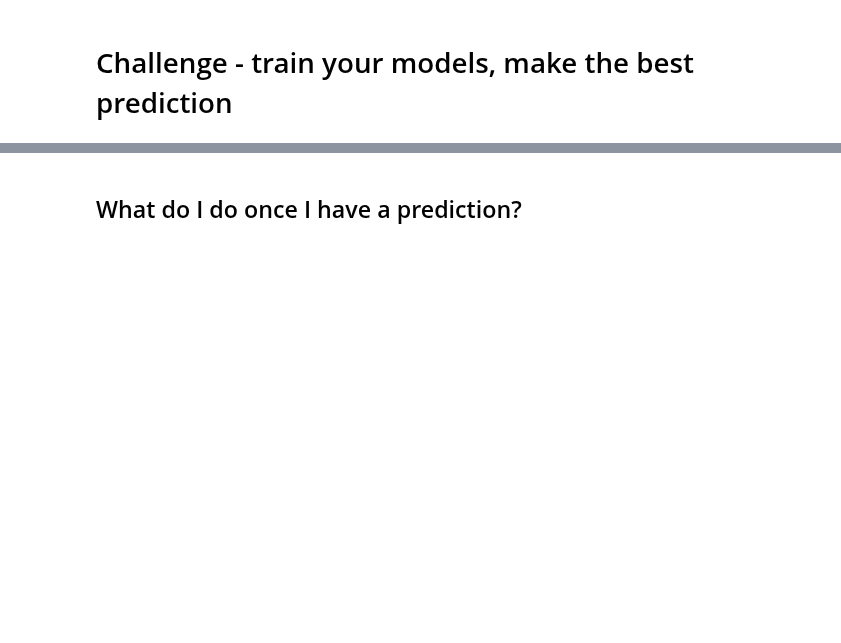
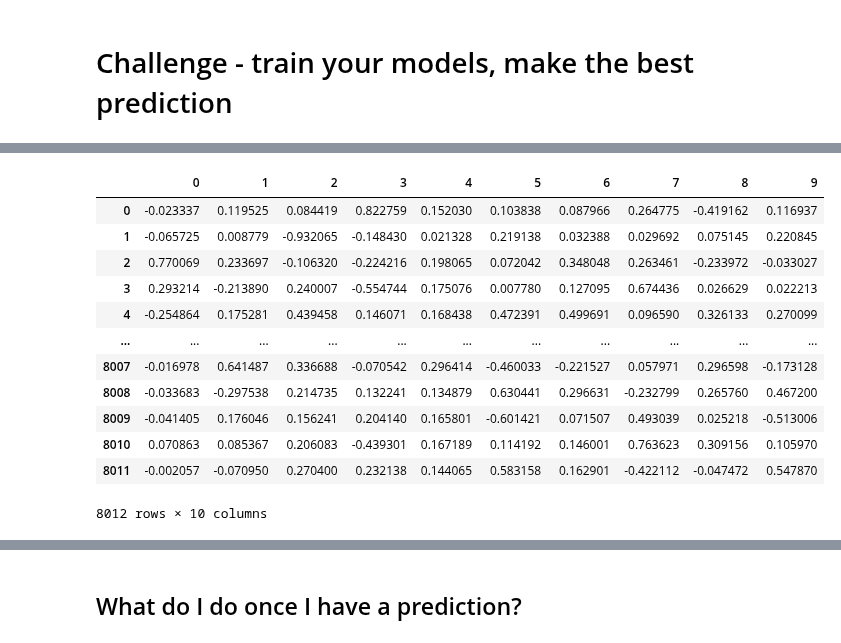
Before and after one commit to Clapiniella/lab-avila-bible, a Jupyter notebook: your-code/main.ipynb, the cells around one changed output, grey strips where cells are left out. Drawn from its saved outputs; the diff is of its cells as text; code cells hidden in the pictures; blank space fills up the shorter version.

```diff
--- a/your-code/main.ipynb
+++ b/your-code/main.ipynb
@@ -86,0 +141,18 @@ sample_submission.head()
+# %%
+Xpr = tr.fit_transform(test_dataset)
+test_dataset2 = pd.DataFrame(Xpr,columns=test_dataset.columns)
+test_dataset2
+# %% [output]
+|  | 0 | 1 | 2 | 3 | 4 | 5 | 6 | 7 | 8 | 9 |
+| 0 | -0.023337 | 0.119525 | 0.084419 | 0.822759 | 0.152030 | 0.103838 | 0.087966 | 0.264775 | -0.419162 | 0.116937 |
+| 1 | -0.065725 | 0.008779 | -0.932065 | -0.148430 | 0.021328 | 0.219138 | 0.032388 | 0.029692 | 0.075145 | 0.220845 |
+| 2 | 0.770069 | 0.233697 | -0.106320 | -0.224216 | 0.198065 | 0.072042 | 0.348048 | 0.263461 | -0.233972 | -0.033027 |
+| 3 | 0.293214 | -0.213890 | 0.240007 | -0.554744 | 0.175076 | 0.007780 | 0.127095 | 0.674436 | 0.026629 | 0.022213 |
+| 4 | -0.254864 | 0.175281 | 0.439458 | 0.146071 | 0.168438 | 0.472391 | 0.499691 | 0.096590 | 0.326133 | 0.270099 |
+| ... | ... | ... | ... | ... | ... | ... | ... | ... | ... | ... |
+| 8007 | -0.016978 | 0.641487 | 0.336688 | -0.070542 | 0.296414 | -0.460033 | -0.221527 | 0.057971 | 0.296598 | -0.173128 |
+| 8008 | -0.033683 | -0.297538 | 0.214735 | 0.132241 | 0.134879 | 0.630441 | 0.296631 | -0.232799 | 0.265760 | 0.467200 |
+| 8009 | -0.041405 | 0.176046 | 0.156241 | 0.204140 | 0.165801 | -0.601421 | 0.071507 | 0.493039 | 0.025218 | -0.513006 |
+| 8010 | 0.070863 | 0.085367 | 0.206083 | -0.439301 | 0.167189 | 0.114192 | 0.146001 | 0.763623 | 0.309156 | 0.105970 |
+| 8011 | -0.002057 | -0.070950 | 0.270400 | 0.232138 | 0.144065 | 0.583158 | 0.162901 | -0.422112 | -0.047472 | 0.547870 |
+8012 rows × 10 columns
```
Also changed, not shown: parts of 24 cells of this notebook, 1 other file.
